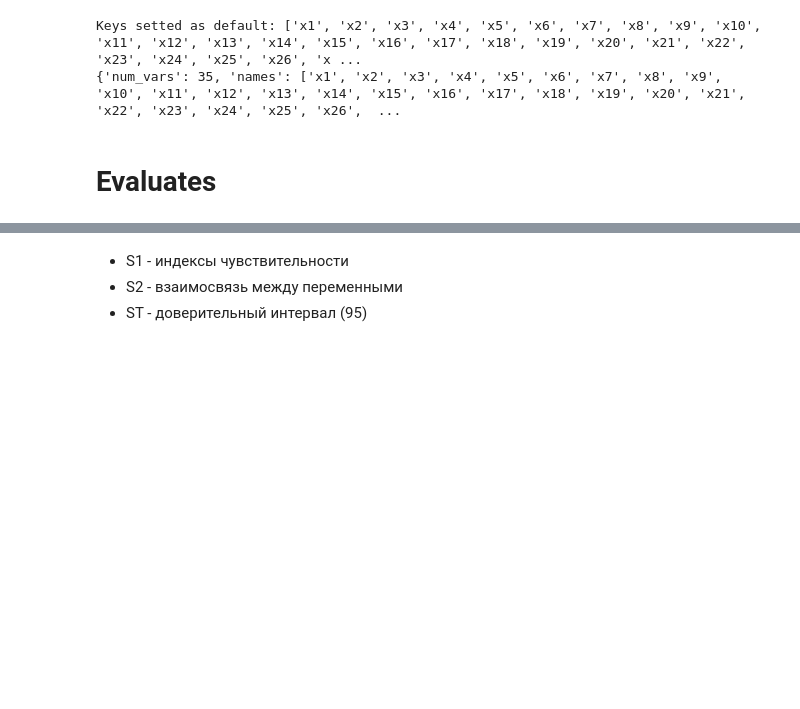
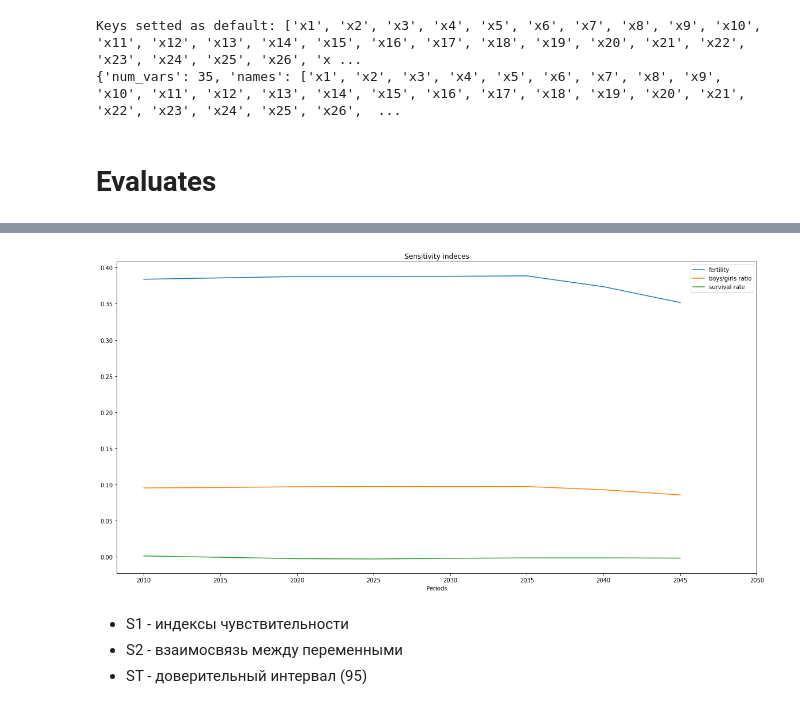
Before and after one commit to bogya345/DiscModel_labs, a Jupyter notebook: lab2.ipynb, the cells around one changed output, grey strips where cells are left out. Cells and saved outputs as stored; diff of their text form; code cells hidden in the pictures; blank space fills up the shorter version.

```diff
--- a/lab2.ipynb
+++ b/lab2.ipynb
@@ -611,5 +679,5 @@ Y = new_evaluate(param_values)
 # Y = Evaluate(param_values)
 print('evaluates passed')
 # %%
-Si = [sobol.analyze(problem, i) for i in Y.T]
+Si = [sobol.analyze(problem, i) for i in Ya.T]
 Si
@@ -616,3 +702,31 @@ Si
+# %%
+fr = []
+bg = []
+sr = []
+for i in Si:
+    # print([i][0]['S1'])
+    tmp = [i][0]['S1']
+
+    fr.append(tmp[0])
+    bg.append(tmp[1])
+    sr.append(sum(tmp[3:]))
+
+    continue
+# %%
+plt.figure(figsize=(20,10))
+plt.title('Sensitivity indeces')
+
+plt.plot(fr, label='fertility')
+plt.plot(bg, label='boys/girls ratio')
+plt.plot(sr, label='survival rate')
+
+plt.xlabel('Periods')
+plt.xticks(range(0, len(dp.Reference_date)), dp.Reference_date)
+
+plt.legend()
+plt.show()
+# %% [output]
+[figure, added]
 # %% [markdown]
 - S1 - индексы чувствительности
 - S2 - взаимосвязь между переменными
```
Also changed, not shown: parts of 11 cells of this notebook.
